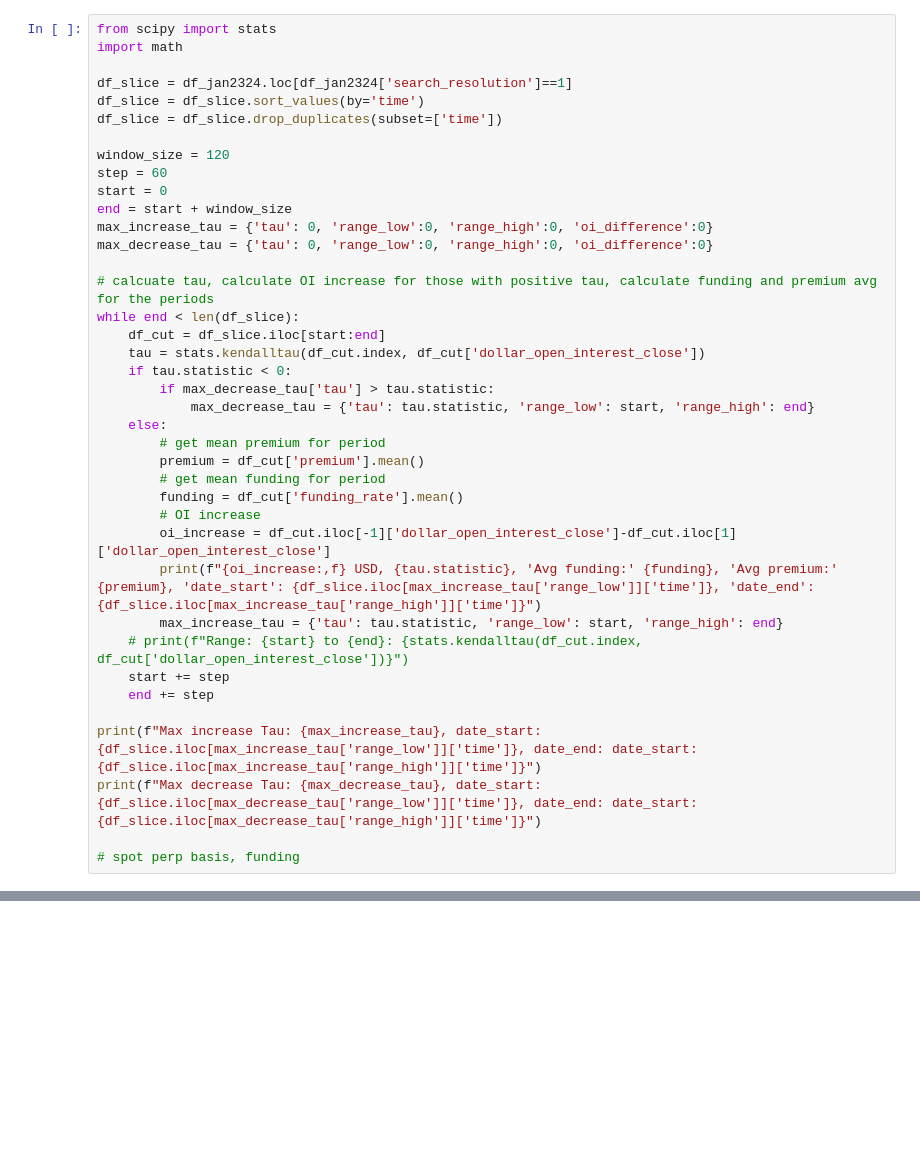
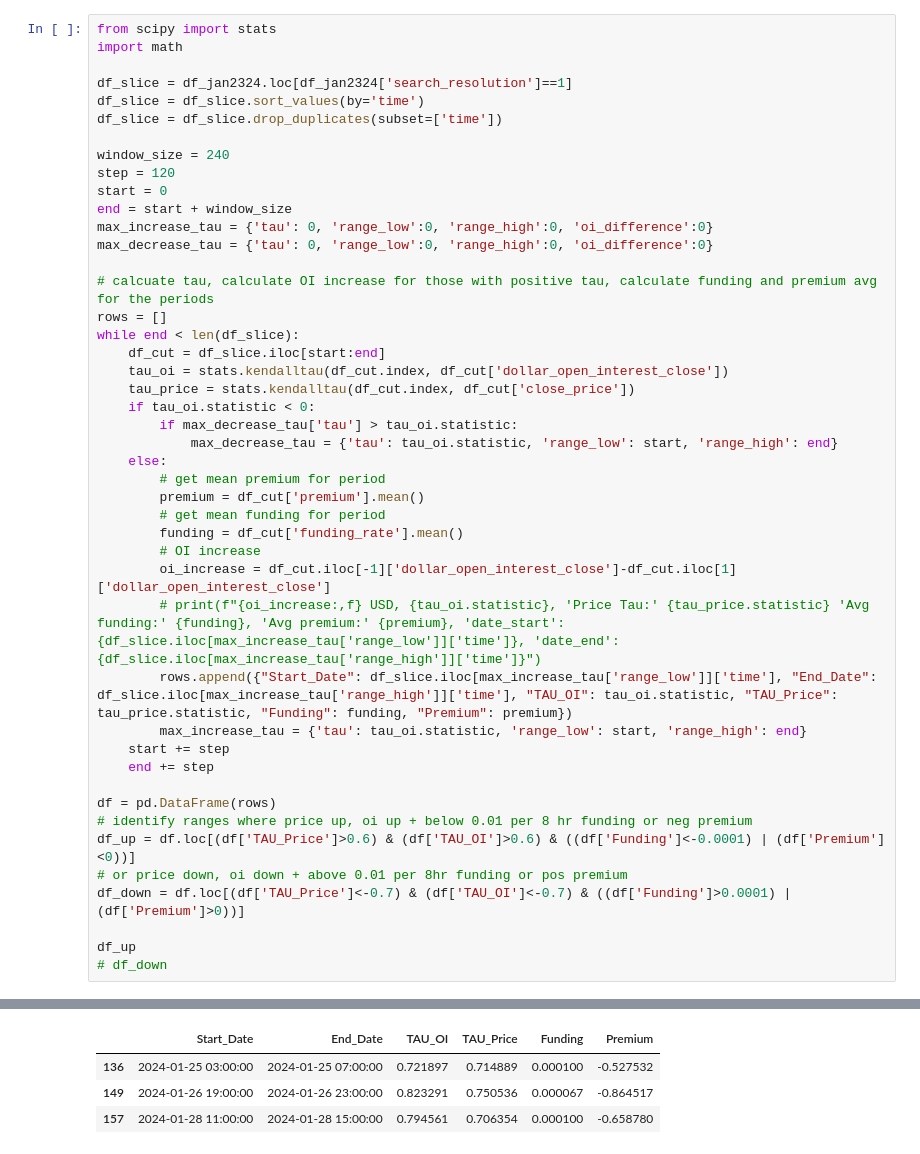
Before and after one commit to voskart/signal_generation, a Jupyter notebook: src/trend.ipynb, the cells around one changed output, grey strips where cells are left out. Drawn from its saved outputs; the diff is of its cells as text; blank space fills up the shorter version.

```diff
--- a/src/trend.ipynb
+++ b/src/trend.ipynb
@@ -47,20 +50,22 @@ df_slice = df_jan2324.loc[df_jan2324['search_resolution']==1]
 df_slice = df_slice.sort_values(by='time')
 df_slice = df_slice.drop_duplicates(subset=['time'])
 
-window_size = 120
-step = 60
+window_size = 240
+step = 120
 start = 0
 end = start + window_size
 max_increase_tau = {'tau': 0, 'range_low':0, 'range_high':0, 'oi_difference':0}
 max_decrease_tau = {'tau': 0, 'range_low':0, 'range_high':0, 'oi_difference':0}
 
 # calcuate tau, calculate OI increase for those with positive tau, calculate funding and premium avg for the periods
+rows = []
 while end < len(df_slice):
     df_cut = df_slice.iloc[start:end]
-    tau = stats.kendalltau(df_cut.index, df_cut['dollar_open_interest_close'])
-    if tau.statistic < 0:
-        if max_decrease_tau['tau'] > tau.statistic:
-            max_decrease_tau = {'tau': tau.statistic, 'range_low': start, 'range_high': end}
+    tau_oi = stats.kendalltau(df_cut.index, df_cut['dollar_open_interest_close'])
+    tau_price = stats.kendalltau(df_cut.index, df_cut['close_price'])
+    if tau_oi.statistic < 0:
+        if max_decrease_tau['tau'] > tau_oi.statistic:
+            max_decrease_tau = {'tau': tau_oi.statistic, 'range_low': start, 'range_high': end}
     else:
         # get mean premium for period
         premium = df_cut['premium'].mean()
@@ -68,14 +73,18 @@ while end < len(df_slice):
         funding = df_cut['funding_rate'].mean()
         # OI increase
         oi_increase = df_cut.iloc[-1]['dollar_open_interest_close']-df_cut.iloc[1]['dollar_open_interest_close']
-        print(f"{oi_increase:,f} USD, {tau.statistic}, 'Avg funding:' {funding}, 'Avg premium:' {premium}, 'date_start': {df_slice.iloc[max_increase_tau['range_low']]['time']}, 'date_end': {df_slice.iloc[max_increase_tau['range_high']]['time']}")
-        max_increase_tau = {'tau': tau.statistic, 'range_low': start, 'range_high': end}
-    # print(f"Range: {start} to {end}: {stats.kendalltau(df_cut.index, df_cut['dollar_open_interest_close'])}")
+        # print(f"{oi_increase:,f} USD, {tau_oi.statistic}, 'Price Tau:' {tau_price.statistic} 'Avg funding:' {funding}, 'Avg premium:' {premium}, 'date_start': {df_slice.iloc[max_increase_tau['range_low']]['time']}, 'date_end': {df_slice.iloc[max_increase_tau['range_high']]['time']}")
+        rows.append({"Start_Date": df_slice.iloc[max_increase_tau['range_low']]['time'], "End_Date": df_slice.iloc[max_increase_tau['range_high']]['time'], "TAU_OI": tau_oi.statistic, "TAU_Price": tau_price.statistic, "Funding": funding, "Premium": premium})
+        max_increase_tau = {'tau': tau_oi.statistic, 'range_low': start, 'range_high': end}
     start += step
     end += step
 
-print(f"Max increase Tau: {max_increase_tau}, date_start: {df_slice.iloc[max_increase_tau['range_low']]['time']}, date_end: date_start: {df_slice.iloc[max_increase_tau['range_high']]['time']}")
-print(f"Max decrease Tau: {max_decrease_tau}, date_start: {df_slice.iloc[max_decrease_tau['range_low']]['time']}, date_end: date_start: {df_slice.iloc[max_decrease_tau['range_high']]['time']}")
+df = pd.DataFrame(rows)
+# identify ranges where price up, oi up + below 0.01 per 8 hr funding or neg premium
+df_up = df.loc[(df['TAU_Price']>0.6) & (df['TAU_OI']>0.6) & ((df['Funding']<-0.0001) | (df['Premium']<0))]
+# or price down, oi down + above 0.01 per 8hr funding or pos premium
+df_down = df.loc[(df['TAU_Price']<-0.7) & (df['TAU_OI']<-0.7) & ((df['Funding']>0.0001) | (df['Premium']>0))]
 
-# spot perp basis, funding
+df_up
+# df_down
 # %% [output]
@@ -98,0 +91,4 @@ Max decrease Tau: {'tau': -0.9364145658263305, 'range_low': 2280, 'range_high':
+|  | Start_Date | End_Date | TAU_OI | TAU_Price | Funding | Premium |
+| 136 | 2024-01-25 03:00:00 | 2024-01-25 07:00:00 | 0.721897 | 0.714889 | 0.000100 | -0.527532 |
+| 149 | 2024-01-26 19:00:00 | 2024-01-26 23:00:00 | 0.823291 | 0.750536 | 0.000067 | -0.864517 |
+| 157 | 2024-01-28 11:00:00 | 2024-01-28 15:00:00 | 0.794561 | 0.706354 | 0.000100 | -0.658780 |
```
Also changed, not shown: parts of 3 cells of this notebook, 2 other files.
